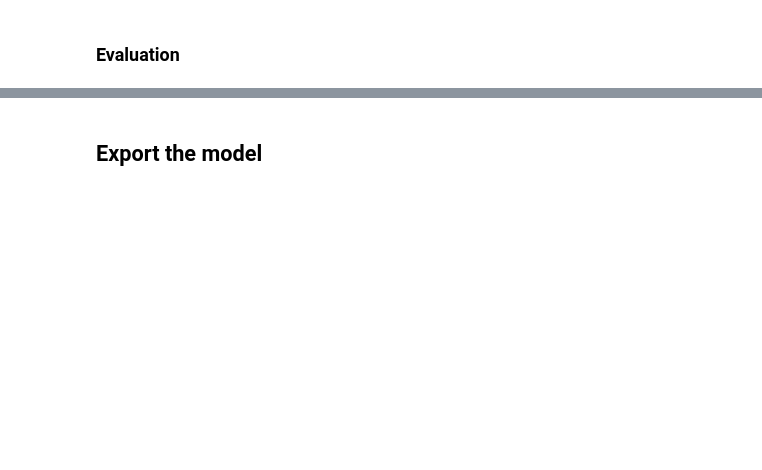
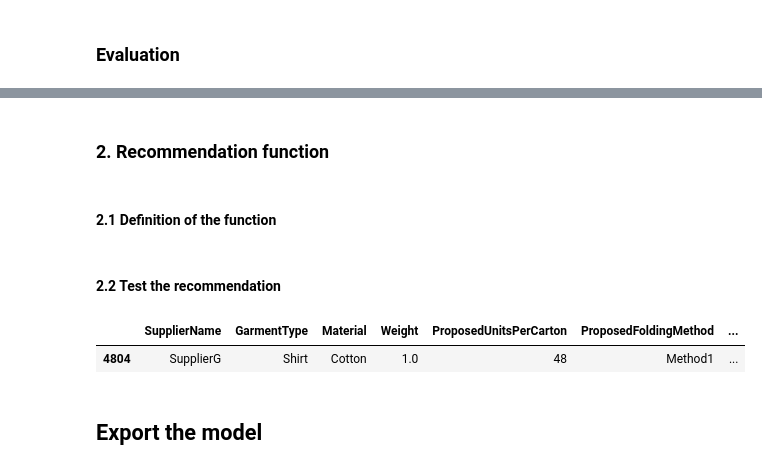
Before and after one commit to uligt/capstone, a Jupyter notebook: notebooks/2. Model_uli.ipynb, the cells around one changed output, grey strips where cells are left out. Saved outputs shown, nothing was run; the diff lists cells and outputs as text; code cells hidden in the pictures; blank space fills up the shorter version.

```diff
--- a/notebooks/2. Model_uli.ipynb
+++ b/notebooks/2. Model_uli.ipynb
@@ -338,0 +349,16 @@ importance_df
+# %%
+categorical_columns = [
+    "SupplierName",
+    "GarmentType",
+    "Material",
+    "ProposedFoldingMethod",
+    "ProposedLayout",
+    "Size",
+    "Collection"
+]
+
+# Build dictionary of distinct values
+categorical_values_dict = {
+    col: df_input.select(col).unique().sort(col).to_series().to_list()
+    for col in categorical_columns
+}
@@ -338,0 +367,17 @@ importance_df
+# %%
+# Get min and max from df_input
+min_weight = df_input.select("Weight").min().item()
+max_weight = df_input.select("Weight").max().item()
+
+min_units = df_input.select("ProposedUnitsPerCarton").min().item()
+max_units = df_input.select("ProposedUnitsPerCarton").max().item()
+
+# Create ranges dynamically
+numerical_ranges = {
+    "Weight": list(np.round(np.arange(min_weight, max_weight + 0.01, 0.01), 3)),
+    "ProposedUnitsPerCarton": list(range(int(min_units), int(max_units) + 1))
+}
+# %% [markdown]
+### 2. Recommendation function
+# %% [markdown]
+#### 2.1 Definition of the function
@@ -339,2 +420,19 @@ importance_df
+# %% [markdown]
+#### 2.2 Test the recommendation
+# %%
+# Define the user input
+fixed_inputs = {
+    "GarmentType": "Shirt",
+    "Material": "Cotton",
+    "Weight": 1.00,
+    "Size": "S",
+    "Collection": "Winter"
+}
+
+# Apply the function
+recommend_best_packaging(fixed_inputs, model_lgb)
+# %% [output]
+|  | SupplierName | GarmentType | Material | Weight | ProposedUnitsPerCarton | ProposedFoldingMethod | ... |
+| 4804 | SupplierG | Shirt | Cotton | 1.0 | 48 | Method1 | ... |
 # %% [markdown]
 ## Export the model
```
Also changed, not shown: parts of 20 cells of this notebook, 1 other file.
